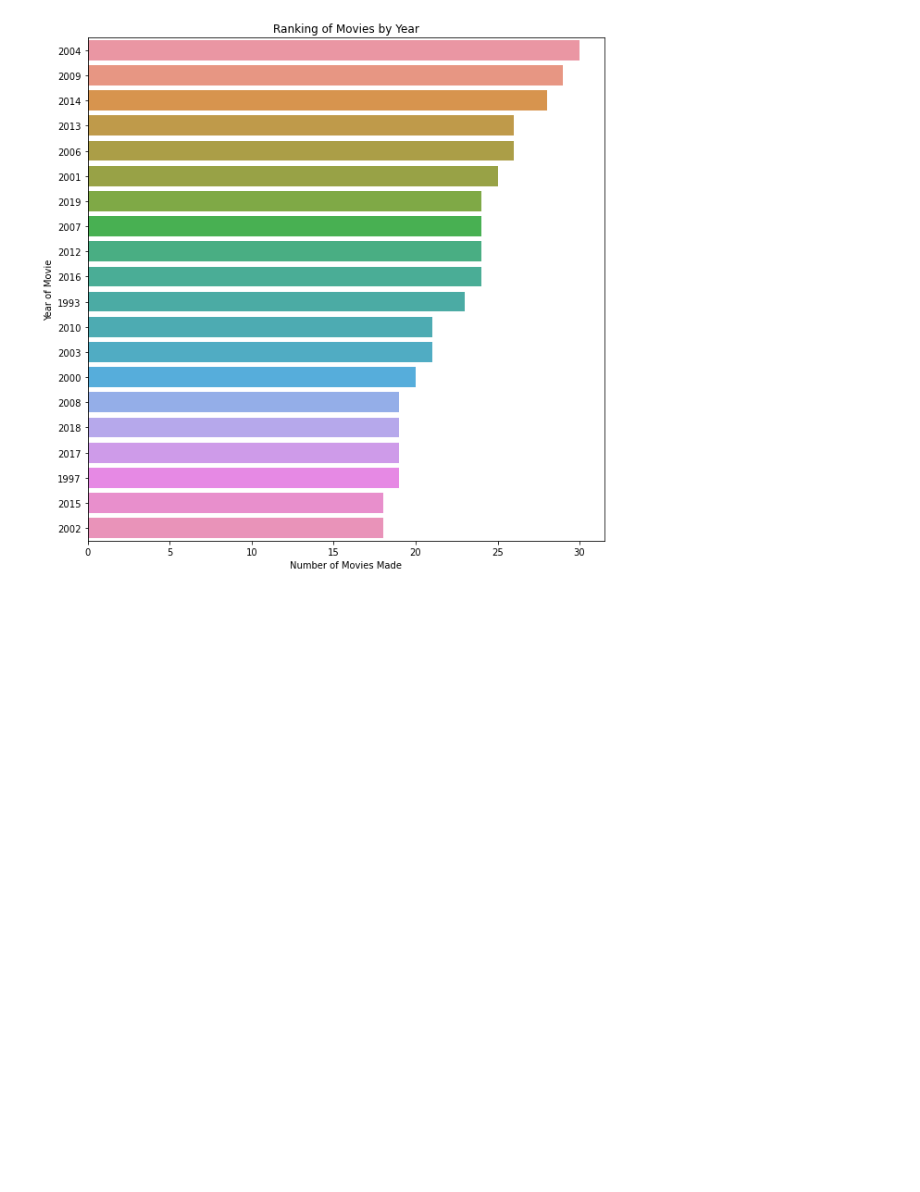
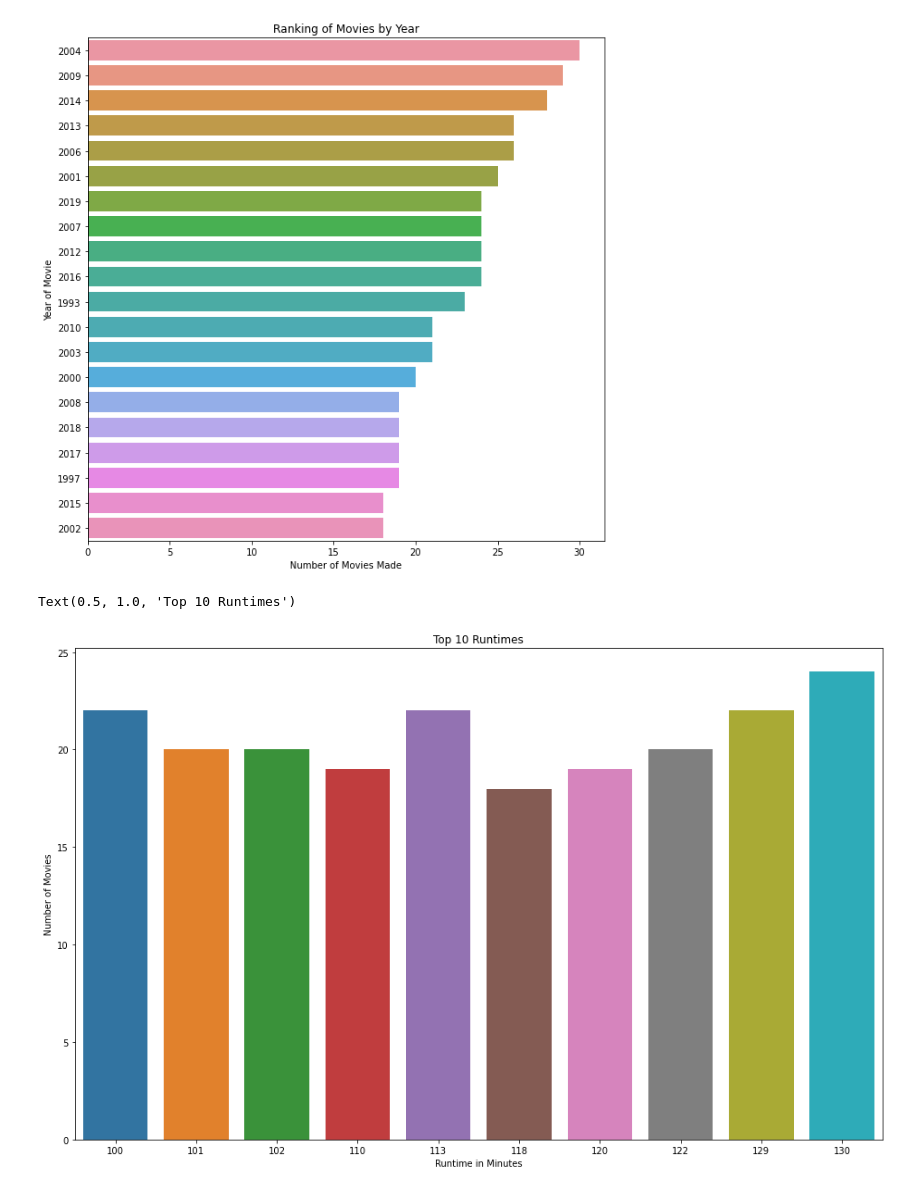
Before and after one commit to Waderonan/UCDPA_RonanWade, a Jupyter notebook: UCDPA_RW.ipynb, the cells around one changed output. Saved outputs shown, nothing was run; the diff lists cells and outputs as text; code cells hidden in the pictures; blank space fills up the shorter version.

Commit message:
Graphs 2

```diff
--- a/UCDPA_RW.ipynb
+++ b/UCDPA_RW.ipynb
@@ -242,3 +242,13 @@ plt.title('Ranking of Movies by Year')
 # %% [output]
 Text(0.5, 1.0, 'Ranking of Movies by Year')
 [figure]
+# %%
+x=movies.runtime.value_counts().head(10)
+plt.figure(figsize=(16,10))
+plt.xlabel("Runtime in Minutes")
+plt.ylabel("Number of Movies")
+sns.barplot(x=x.index ,y= x.values)
+plt.title('Top 10 Runtimes')
+# %% [output]
+Text(0.5, 1.0, 'Top 10 Runtimes')
+[figure, added]
```
